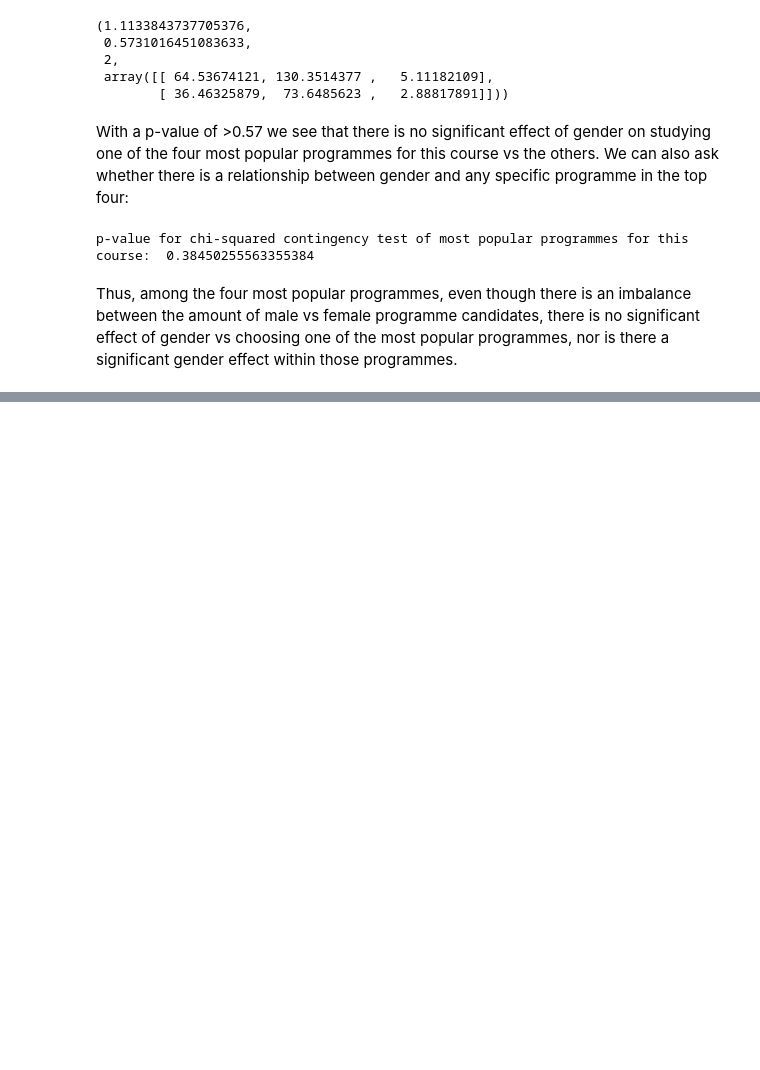
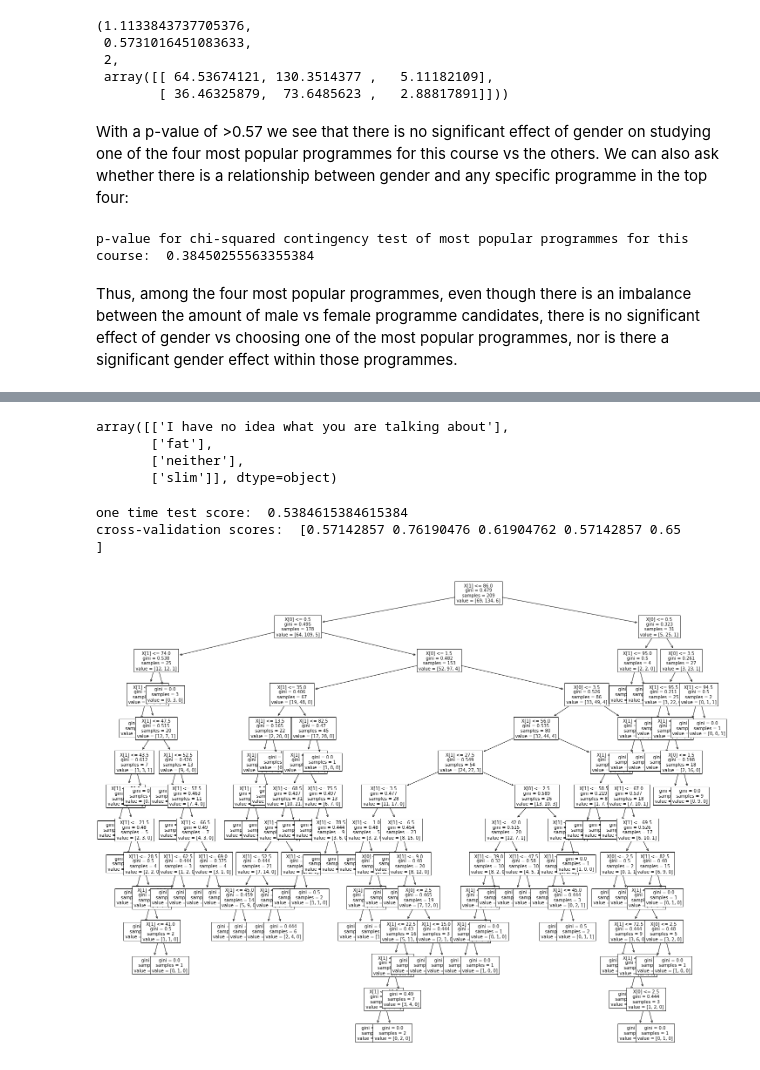
Before and after one commit to sid-chaubs/data-mining-assignment-1, a Jupyter notebook: DMT_1.ipynb, the cells around one changed output, grey strips where cells are left out. Saved outputs shown, nothing was run; the diff lists cells and outputs as text; code cells hidden in the pictures; blank space fills up the shorter version.

Commit message:
Added tree classifier

```diff
--- a/DMT_1.ipynb
+++ b/DMT_1.ipynb
@@ -186,3 +187,14 @@ print('p-value for chi-squared contingency test of most popular programmes for t
 p-value for chi-squared contingency test of most popular programmes for this course:  0.38450255563355384
 # %% [markdown]
 Thus, among the four most popular programmes, even though there is an imbalance between the amount of male vs female programme candidates, there is no significant effect of gender vs choosing one of the most popular programmes, nor is there a significant gender effect within those programmes.
+# %%
+enc_gender = preprocessing.OrdinalEncoder()
+enc_gender.fit([['female'], ['male'], ['unknown']])
+#reshape (-1,1) because the encoder expects a 2D array
+data['Gender code'] = enc_gender.transform(data['What is your gender?'].values.reshape(-1,1))
+enc_choco = preprocessing.OrdinalEncoder()
+enc_choco.fit(data['Chocolate makes you.....'].unique().reshape(-1,1))
+data['Chocolate answer code'] = enc_choco.transform(data['Chocolate makes you.....'].values.reshape)
+# %%
+train_cs, test_cs, train_g, test_g = model_selection.train_test_split(data[['Chocolate answer code', 'Stress level']], data['What is your gender?'], test_size=0.33)
+print(train_cs.shape, test_cs.shape)
@@ -188,0 +222,23 @@ Thus, among the four most popular programmes, even though there is an imbalance
+# %%
+enc_choco.inverse_transform([[0],[1],[2],[3]])
+# %% [output]
+array([['I have no idea what you are talking about'],
+       ['fat'],
+       ['neither'],
+       ['slim']], dtype=object)
+# %%
+dect_chocstress = tree.DecisionTreeClassifier()
+
+dect_chocstress = dect_chocstress.fit(train_cs, train_g)
+
+print('one time test score: ', dect_chocstress.score(test_cs, test_g))
+
+print('cross-validation scores: ', model_selection.cross_val_score(dect_chocstress, test_cs, test_g))
+# %% [output]
+one time test score:  0.5384615384615384
+cross-validation scores:  [0.57142857 0.76190476 0.61904762 0.57142857 0.65      ]
+# %%
+plt.figure(figsize=(25, 20))
+tree.plot_tree(dect_chocstress, fontsize=10);
+# %% [output]
+[figure, added]
```
Also changed, not shown: parts of 6 cells of this notebook.
